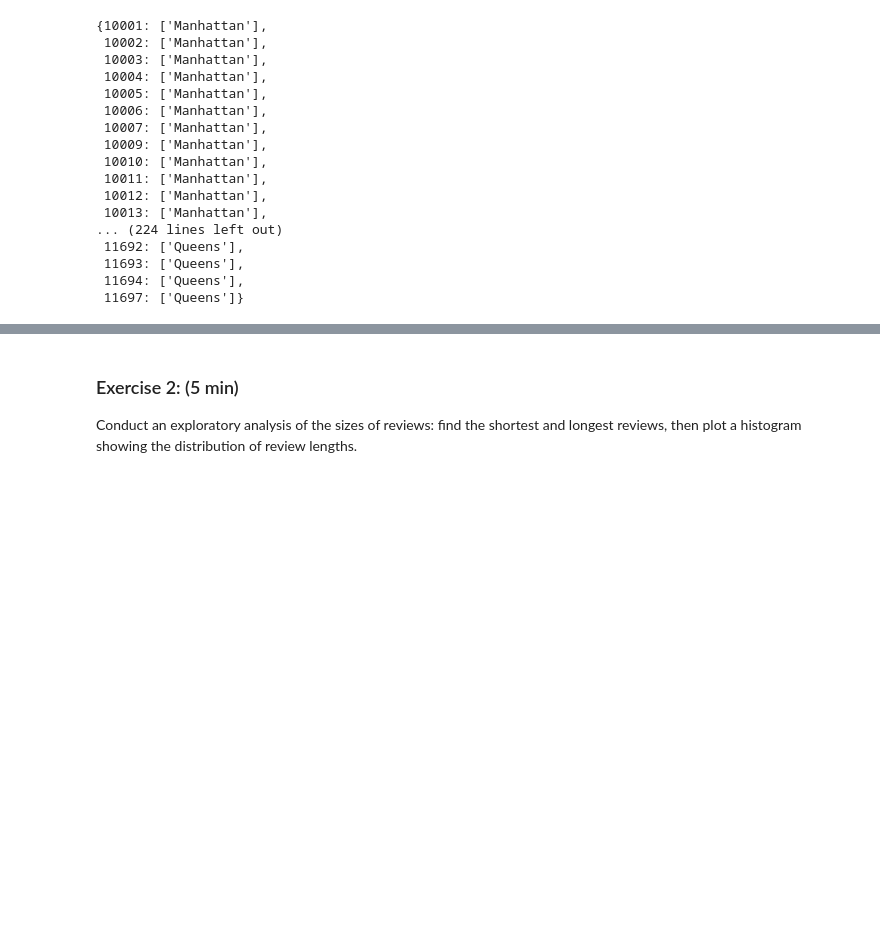
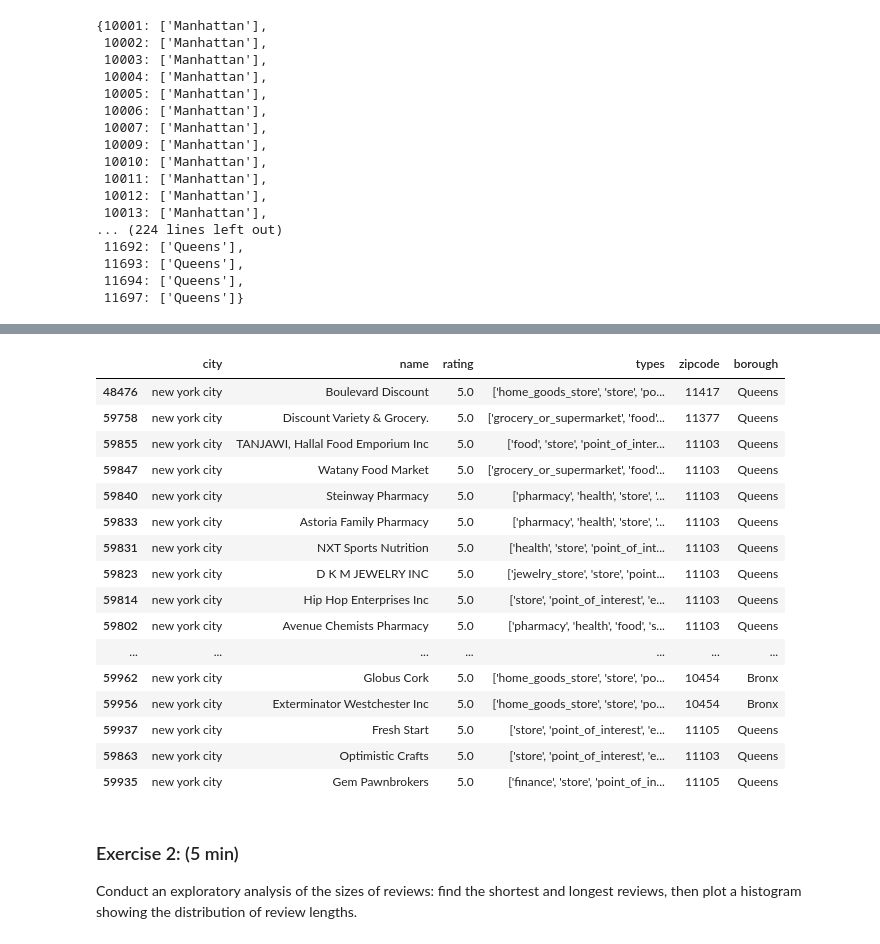
Before and after one commit to ChengAaron/1130-Final, a Jupyter notebook: 1130 Project.ipynb, the cells around one changed output, grey strips where cells are left out. Saved outputs shown, nothing was run; the diff lists cells and outputs as text; code cells hidden in the pictures; blank space fills up the shorter version.

```diff
--- a/1130 Project.ipynb
+++ b/1130 Project.ipynb
@@ -263,3 +302,7 @@ venu
 | 59937 | new york city | ce5a65e72a15cd5f1b2d00fc6b9f3d753... | 40.774947 | -73.913207 | Fresh Start | 5.0 | ['store', 'point_of_interest', 'e... | 11105 |
 | 59863 | new york city | 426bcc4f6e4693798675c9609cbf9b0dd... | 40.768960 | -73.912852 | Optimistic Crafts | 5.0 | ['store', 'point_of_interest', 'e... | 11103 |
 | 59935 | new york city | 911daf4a9711a89147d78f67a8c4b4eb6... | 40.775760 | -73.910785 | Gem Pawnbrokers | 5.0 | ['finance', 'store', 'point_of_in... | 11105 |
+# %%
+venu['zipcode']  = venu['zipcode'].astype(int)
+venu['borough'] = venu['zipcode'].map(zipdict)
+venu.head()
@@ -266,3 +316,27 @@ venu
+# %%
+# drop city, state, metro, county, size_rank columns
+venu  = venu.drop(['id', 'latitude', 'longitude'], axis=1)
+#remove square brackets from start and end of borough column
+venu['borough'] = venu['borough'].str[0]
+venu
+# %% [output]
+|  | city | name | rating | types | zipcode | borough |
+| 48476 | new york city | Boulevard Discount | 5.0 | ['home_goods_store', 'store', 'po... | 11417 | Queens |
+| 59758 | new york city | Discount Variety & Grocery. | 5.0 | ['grocery_or_supermarket', 'food'... | 11377 | Queens |
+| 59855 | new york city | TANJAWI, Hallal Food Emporium Inc | 5.0 | ['food', 'store', 'point_of_inter... | 11103 | Queens |
+| 59847 | new york city | Watany Food Market | 5.0 | ['grocery_or_supermarket', 'food'... | 11103 | Queens |
+| 59840 | new york city | Steinway Pharmacy | 5.0 | ['pharmacy', 'health', 'store', '... | 11103 | Queens |
+| 59833 | new york city | Astoria Family Pharmacy | 5.0 | ['pharmacy', 'health', 'store', '... | 11103 | Queens |
+| 59831 | new york city | NXT Sports Nutrition | 5.0 | ['health', 'store', 'point_of_int... | 11103 | Queens |
+| 59823 | new york city | D K M JEWELRY INC | 5.0 | ['jewelry_store', 'store', 'point... | 11103 | Queens |
+| 59814 | new york city | Hip Hop Enterprises Inc | 5.0 | ['store', 'point_of_interest', 'e... | 11103 | Queens |
+| 59802 | new york city | Avenue Chemists Pharmacy | 5.0 | ['pharmacy', 'health', 'food', 's... | 11103 | Queens |
+| ... | ... | ... | ... | ... | ... | ... |
+| 59962 | new york city | Globus Cork | 5.0 | ['home_goods_store', 'store', 'po... | 10454 | Bronx |
+| 59956 | new york city | Exterminator Westchester Inc | 5.0 | ['home_goods_store', 'store', 'po... | 10454 | Bronx |
+| 59937 | new york city | Fresh Start | 5.0 | ['store', 'point_of_interest', 'e... | 11105 | Queens |
+| 59863 | new york city | Optimistic Crafts | 5.0 | ['store', 'point_of_interest', 'e... | 11103 | Queens |
+| 59935 | new york city | Gem Pawnbrokers | 5.0 | ['finance', 'store', 'point_of_in... | 11105 | Queens |
 # %% [markdown]
 ### Exercise 2: (5 min)
 
```
Also changed, not shown: parts of 11 cells of this notebook.
